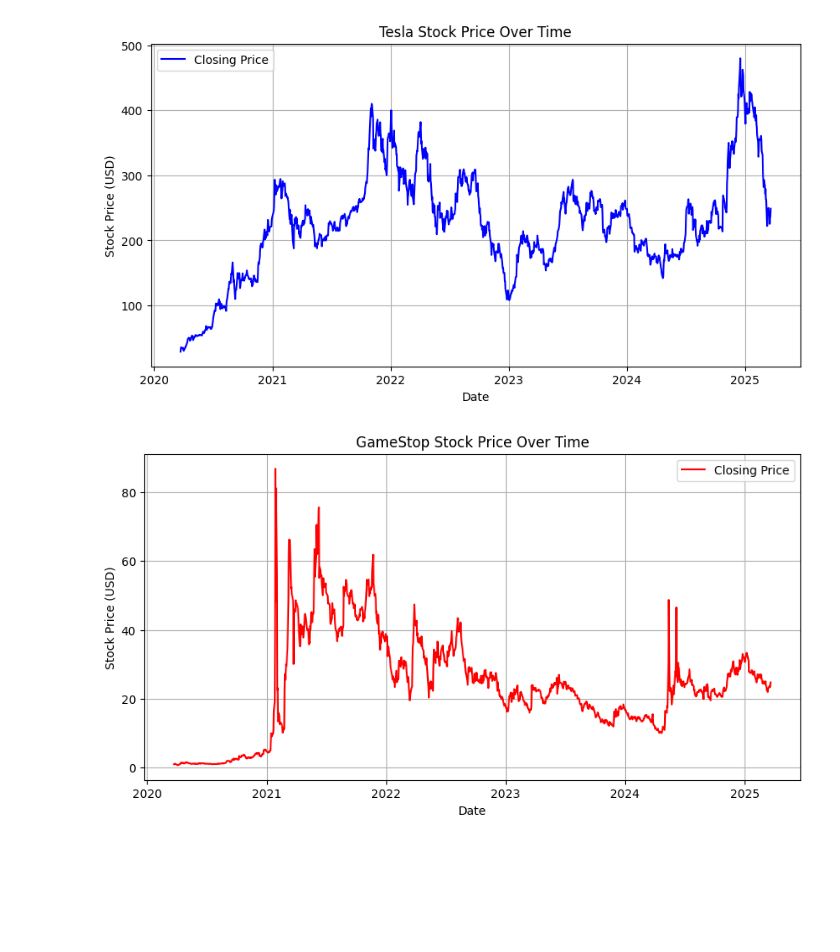
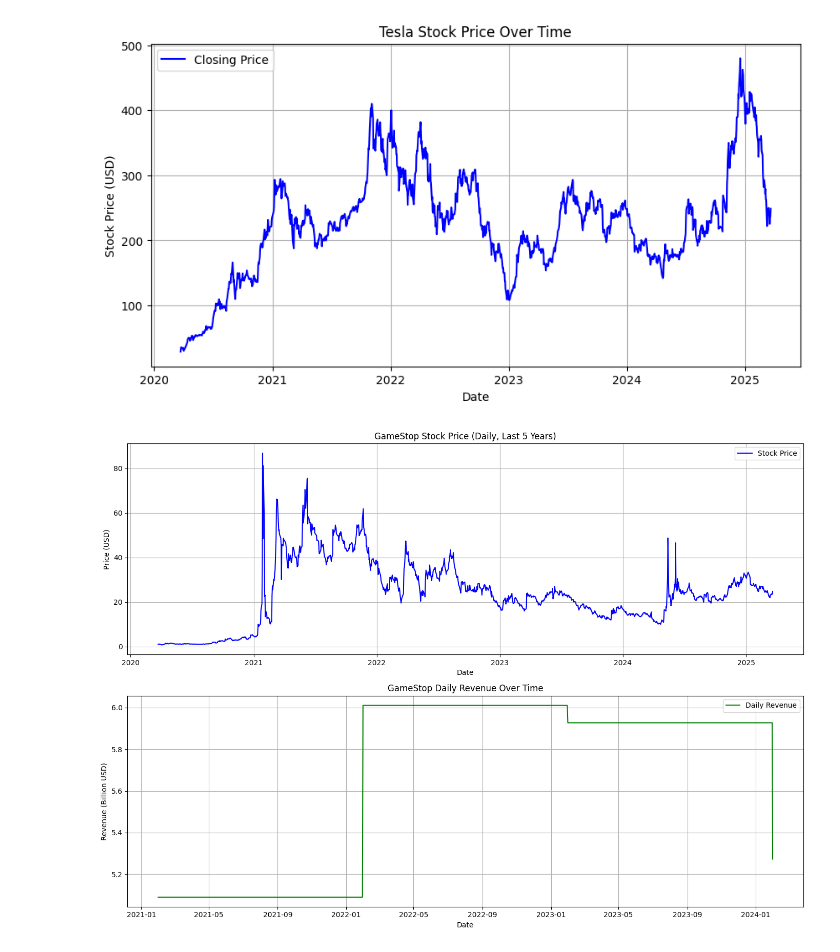
Before and after one commit to sarincr/101-Sessions-on-Project-based-learning, a Jupyter notebook: Stock_Market_Prediction.ipynb, the cells around one changed output. Saved outputs shown, nothing was run; the diff lists cells and outputs as text; code cells hidden in the pictures; blank space fills up the shorter version.

```diff
--- a/Stock_Market_Prediction.ipynb
+++ b/Stock_Market_Prediction.ipynb
@@ -148,26 +138,44 @@ tesla_data = tesla.history(period="5y")  # Get last 5 years of data
 make_graph(tesla_data, "Tesla Stock Price Over Time")
 # %% [output]
 [figure]
-# %%
-import yfinance as yf
-import matplotlib.pyplot as plt
-
-# Function to plot stock data
-def make_graph(stock_data, title):
-    plt.figure(figsize=(10, 5))
-    plt.plot(stock_data.index, stock_data["Close"], label="Closing Price", color="red")
-    plt.xlabel("Date")
-    plt.ylabel("Stock Price (USD)")
-    plt.title(title)
-    plt.legend()
-    plt.grid()
-    plt.show()
-
-# Download GameStop stock data
-gme = yf.Ticker("GME")
-gme_data = gme.history(period="5y")  # Get last 5 years of data
-
-# Call the function to make the graph
-make_graph(gme_data, "GameStop Stock Price Over Time")
-# %% [output]
-[figure, removed]
+# %%
+import yfinance as yf
+import matplotlib.pyplot as plt
+import pandas as pd
+
+# Fetch stock data
+ticker = 'GME'
+stock_data = yf.Ticker(ticker)
+
+# Get historical stock prices (daily)
+hist_stock_data = stock_data.history(period='5y')
+
+# Get historical revenue (daily)
+revenue_data = stock_data.income_stmt.T  # Get financial statement data
+revenue_data = revenue_data['Total Revenue'].dropna()  # Extract revenue column & remove NaN
+revenue_data = revenue_data.resample('D').ffill()  # Fill missing daily data with last known value
+
+# Create a figure with two subplots
+fig, ax = plt.subplots(2, 1, figsize=(14, 10))
+
+# Plot historical stock prices
+ax[0].plot(hist_stock_data.index, hist_stock_data['Close'], label='Stock Price', color='blue')
+ax[0].set_title('GameStop Stock Price (Daily, Last 5 Years)')
+ax[0].set_xlabel('Date')
+ax[0].set_ylabel('Price (USD)')
+ax[0].legend()
+ax[0].grid(True)
+
+# Plot historical revenue as a line graph (daily)
+ax[1].plot(revenue_data.index, revenue_data.values / 1e9, label='Daily Revenue', color='green')
+ax[1].set_title('GameStop Daily Revenue Over Time')
+ax[1].set_xlabel('Date')
+ax[1].set_ylabel('Revenue (Billion USD)')
+ax[1].legend()
+ax[1].grid(True)
+
+# Adjust layout for better spacing
+plt.tight_layout()
+plt.show()
+# %% [output]
+[figure, added]
```
Also changed, not shown: parts of 5 cells of this notebook.
